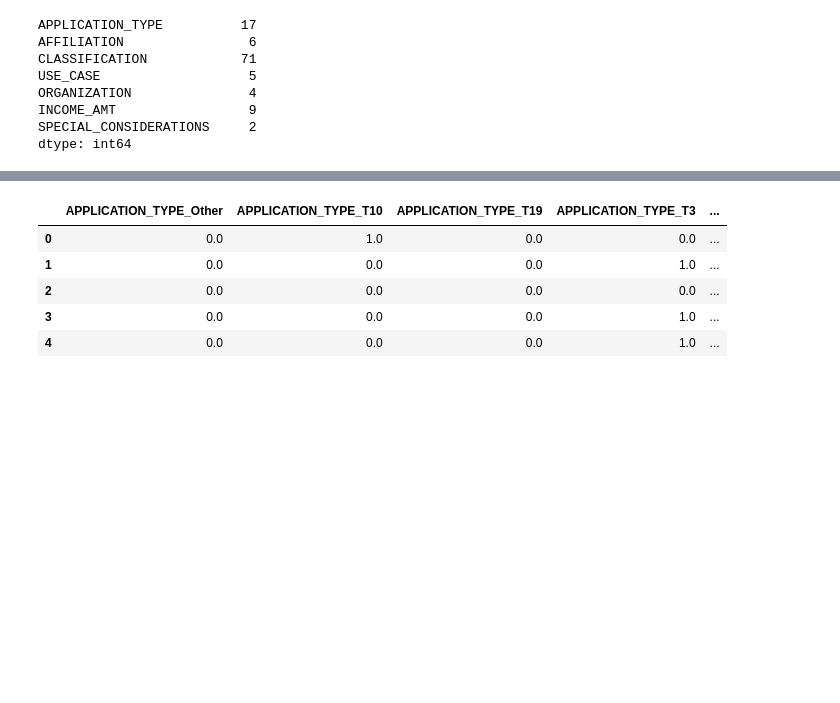
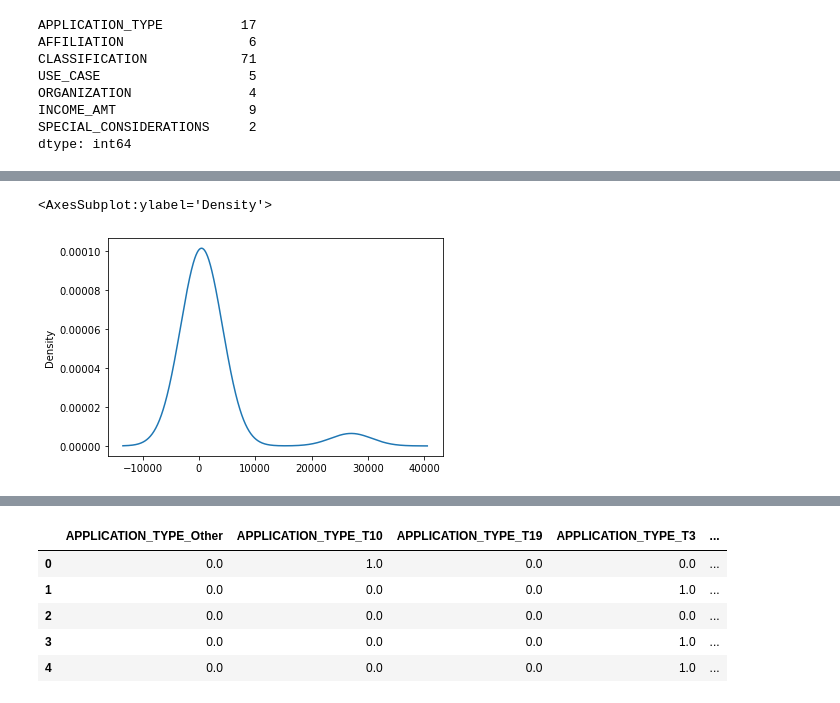
Before and after one commit to Christopheremorgan/Neural_Network_Charity_Analysis, a Jupyter notebook: AlphabetSoupCharity.ipynb, the cells around one changed output, grey strips where cells are left out. Saved outputs shown, nothing was run; the diff lists cells and outputs as text; code cells hidden in the pictures; blank space fills up the shorter version.

```diff
--- a/AlphabetSoupCharity.ipynb
+++ b/AlphabetSoupCharity.ipynb
@@ -65,0 +90,6 @@ dtype: int64
+# %%
+# Visualize the value counts of APPLICATION_TYPE
+app_type_counts.plot.density()
+# %% [output]
+<AxesSubplot:ylabel='Density'>
+[figure, added]
```
Also changed, not shown: parts of 14 cells of this notebook, 1 other file.
